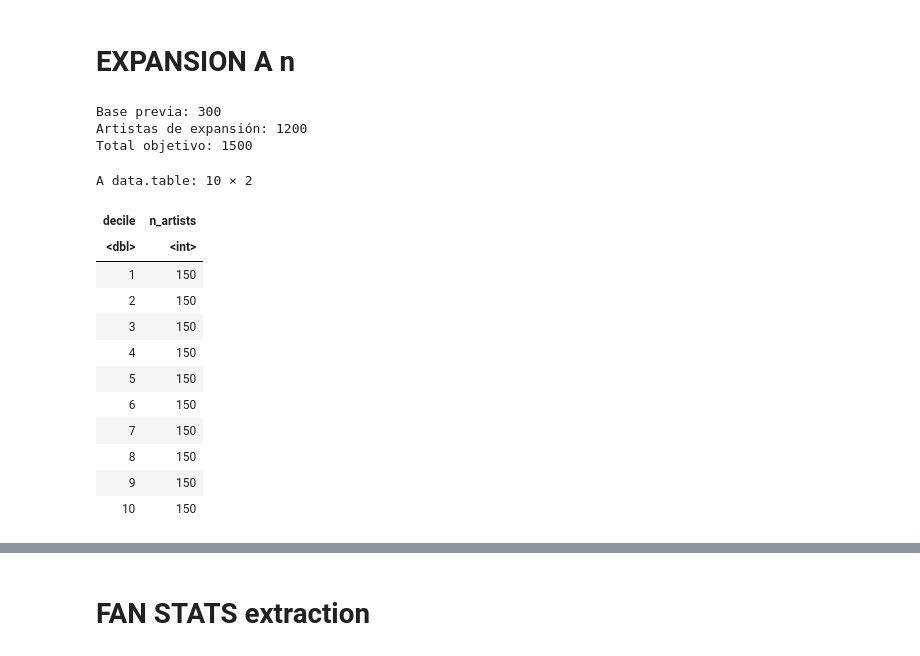
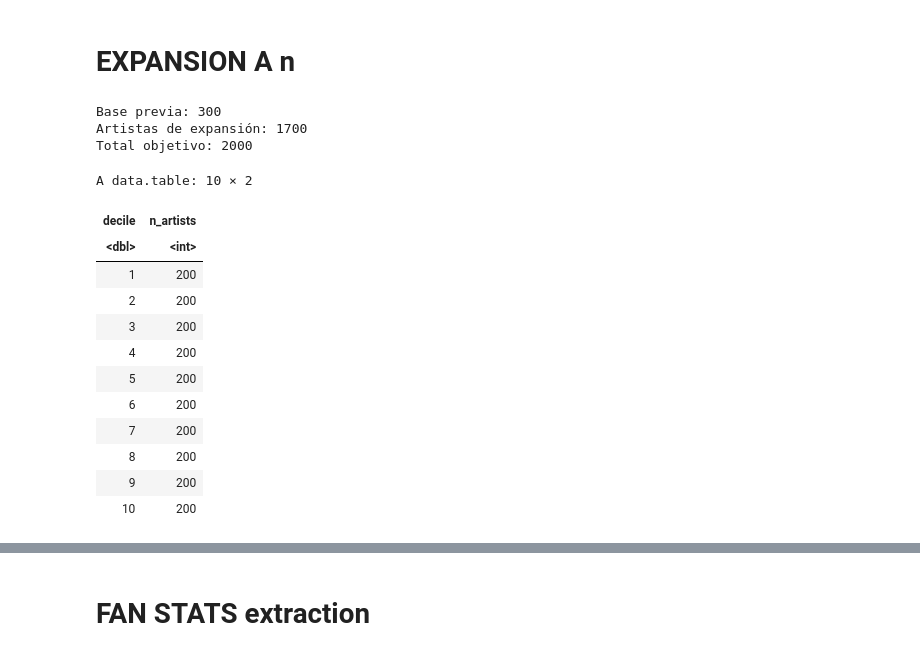
Before and after one commit to SilvanaBContreras/come_together_ST, a Jupyter notebook: chartmetric_pilotos_series_temporales_R.ipynb, the cells around one changed output, grey strips where cells are left out. Saved outputs shown, nothing was run; the diff lists cells and outputs as text; code cells hidden in the pictures.

```diff
--- a/chartmetric_pilotos_series_temporales_R.ipynb
+++ b/chartmetric_pilotos_series_temporales_R.ipynb
@@ -3384,10 +3384,12 @@ if (
 
 
 # ------------------------------------------------------------
-# ÚNICO PARÁMETRO A CAMBIAR EN FUTURAS AMPLIACIONES
+# FIJO EN 2000 DESDE EL 30/9/2026: es la muestra ya descargada y
+# la base de la celda siguiente (AMPLIACIÓN DENTRO DEL MARCO TOP
+# 5000), que es donde se amplía de ahora en más. No modificar.
 # ------------------------------------------------------------
 
-TARGET_TOTAL_ARTISTS <- 1500L
+TARGET_TOTAL_ARTISTS <- 2000
 
 
 if (
@@ -3496,42 +3498,42 @@ cat(
 )
 
 cat(
   "Artistas de expansión:",
   length(PILOT2_NEW_IDS),
   "\n"
 )
 
 cat(
   "Total objetivo:",
   length(PILOT2_ARTIST_IDS),
   "\n\n"
 )
 
 
 rank_data[
   ID %in% PILOT2_ARTIST_IDS,
   .(
     n_artists =
       uniqueN(ID)
   ),
   by = decile
 ][
   order(decile)
 ]
 # %% [output]
 Base previa: 300
-Artistas de expansión: 1200
-Total objetivo: 1500
+Artistas de expansión: 1700
+Total objetivo: 2000
 A data.table: 10 × 2
 | decile | n_artists |
 | <dbl> | <int> |
-| 1 | 150 |
-| 2 | 150 |
-| 3 | 150 |
-| 4 | 150 |
-| 5 | 150 |
-| 6 | 150 |
-| 7 | 150 |
-| 8 | 150 |
-| 9 | 150 |
-| 10 | 150 |
+| 1 | 200 |
+| 2 | 200 |
+| 3 | 200 |
+| 4 | 200 |
+| 5 | 200 |
+| 6 | 200 |
+| 7 | 200 |
+| 8 | 200 |
+| 9 | 200 |
+| 10 | 200 |
```
Also changed, not shown: parts of 42 cells of this notebook, 12 other files.
